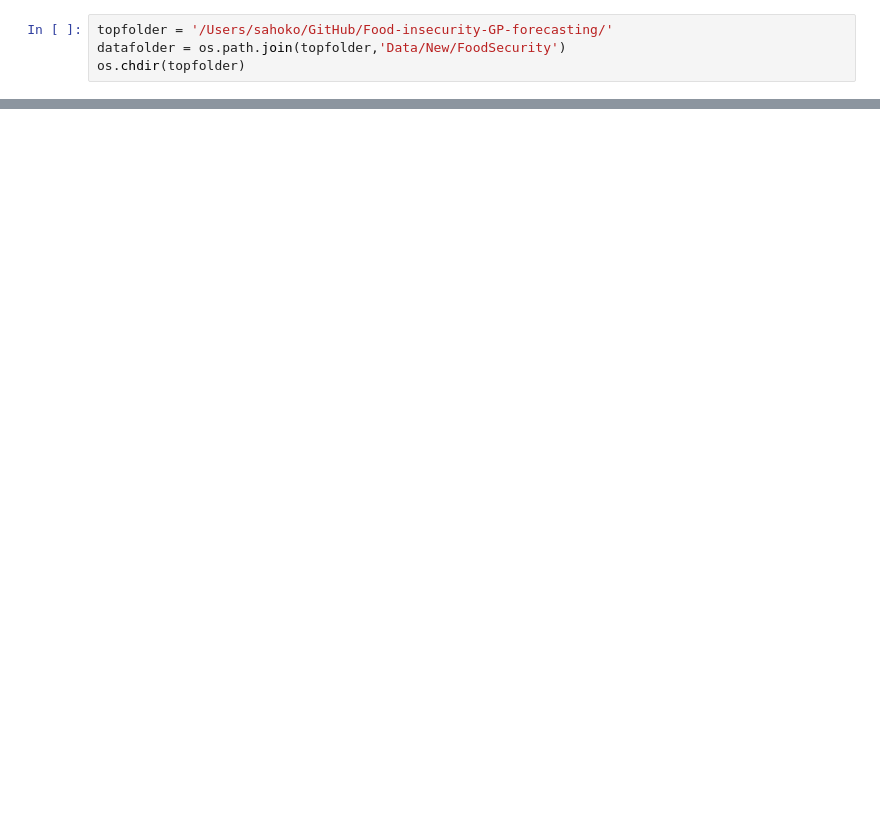
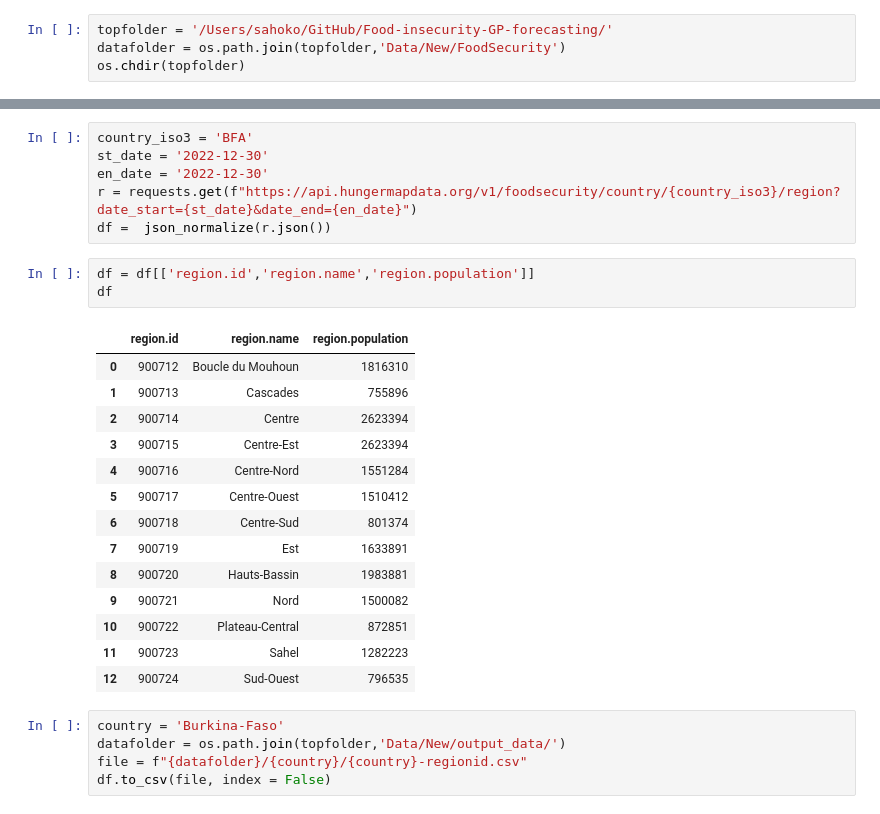
Before and after one commit to sahokoishida/Food-insecurity-GP-forecasting, a Jupyter notebook: Code/Python/food-security-data-collection.ipynb, the cells around one changed output, grey strips where cells are left out. Saved outputs shown, nothing was run; the diff lists cells and outputs as text; blank space fills up the shorter version.

```diff
--- a/Code/Python/food-security-data-collection.ipynb
+++ b/Code/Python/food-security-data-collection.ipynb
@@ -70,0 +122,29 @@ for country in country_list:
+# %%
+country_iso3 = 'BFA'
+st_date = '2022-12-30'
+en_date = '2022-12-30'
+r = requests.get(f"https://api.hungermapdata.org/v1/foodsecurity/country/{country_iso3}/region?date_start={st_date}&date_end={en_date}")
+df =  json_normalize(r.json())
+# %%
+df = df[['region.id','region.name','region.population']]
+df
+# %% [output]
+|  | region.id | region.name | region.population |
+| 0 | 900712 | Boucle du Mouhoun | 1816310 |
+| 1 | 900713 | Cascades | 755896 |
+| 2 | 900714 | Centre | 2623394 |
+| 3 | 900715 | Centre-Est | 2623394 |
+| 4 | 900716 | Centre-Nord | 1551284 |
+| 5 | 900717 | Centre-Ouest | 1510412 |
+| 6 | 900718 | Centre-Sud | 801374 |
+| 7 | 900719 | Est | 1633891 |
+| 8 | 900720 | Hauts-Bassin | 1983881 |
+| 9 | 900721 | Nord | 1500082 |
+| 10 | 900722 | Plateau-Central | 872851 |
+| 11 | 900723 | Sahel | 1282223 |
+| 12 | 900724 | Sud-Ouest | 796535 |
+# %%
+country = 'Burkina-Faso'
+datafolder = os.path.join(topfolder,'Data/New/output_data/')
+file = f"{datafolder}/{country}/{country}-regionid.csv"
+df.to_csv(file, index = False)
```
Also changed, not shown: parts of 17 cells of this notebook, 3 other files.
